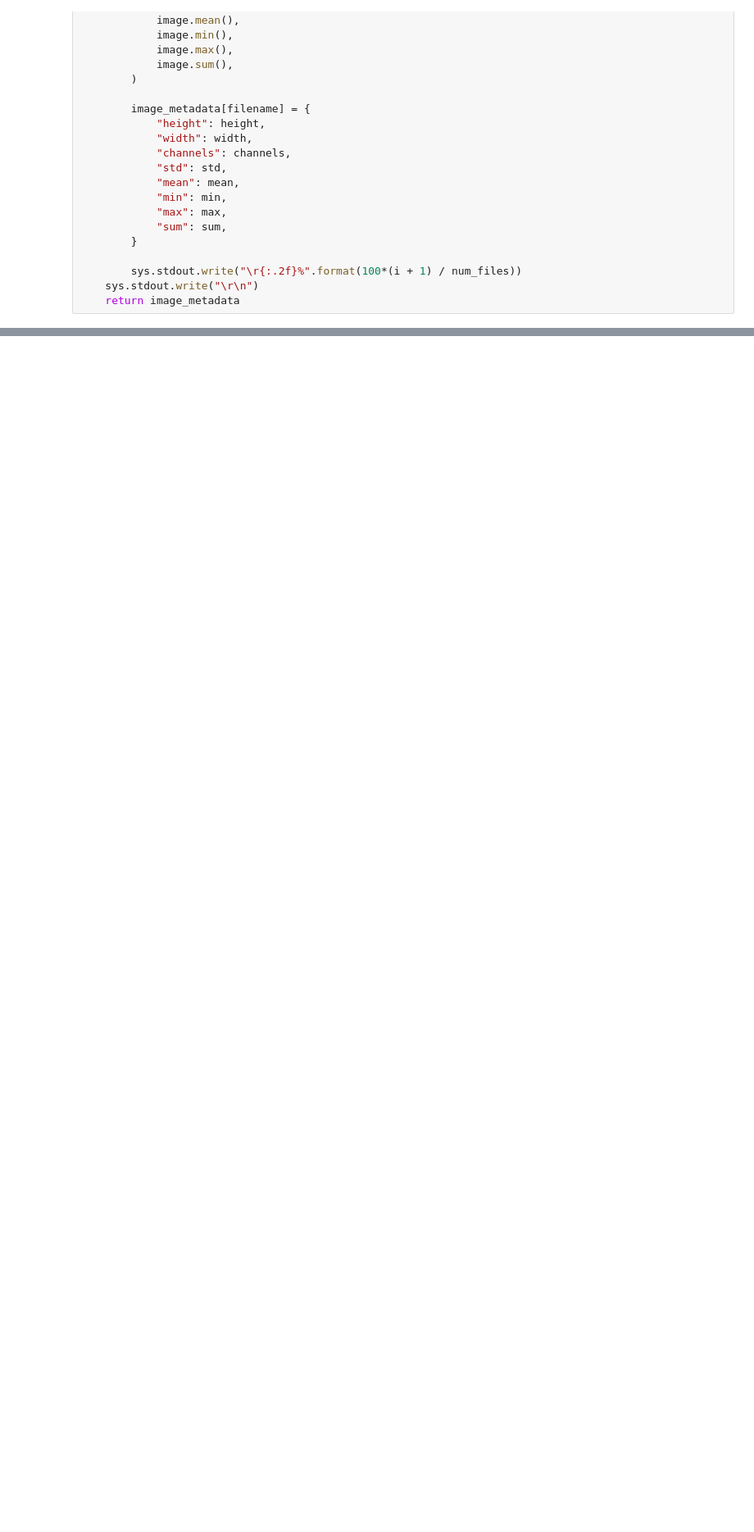
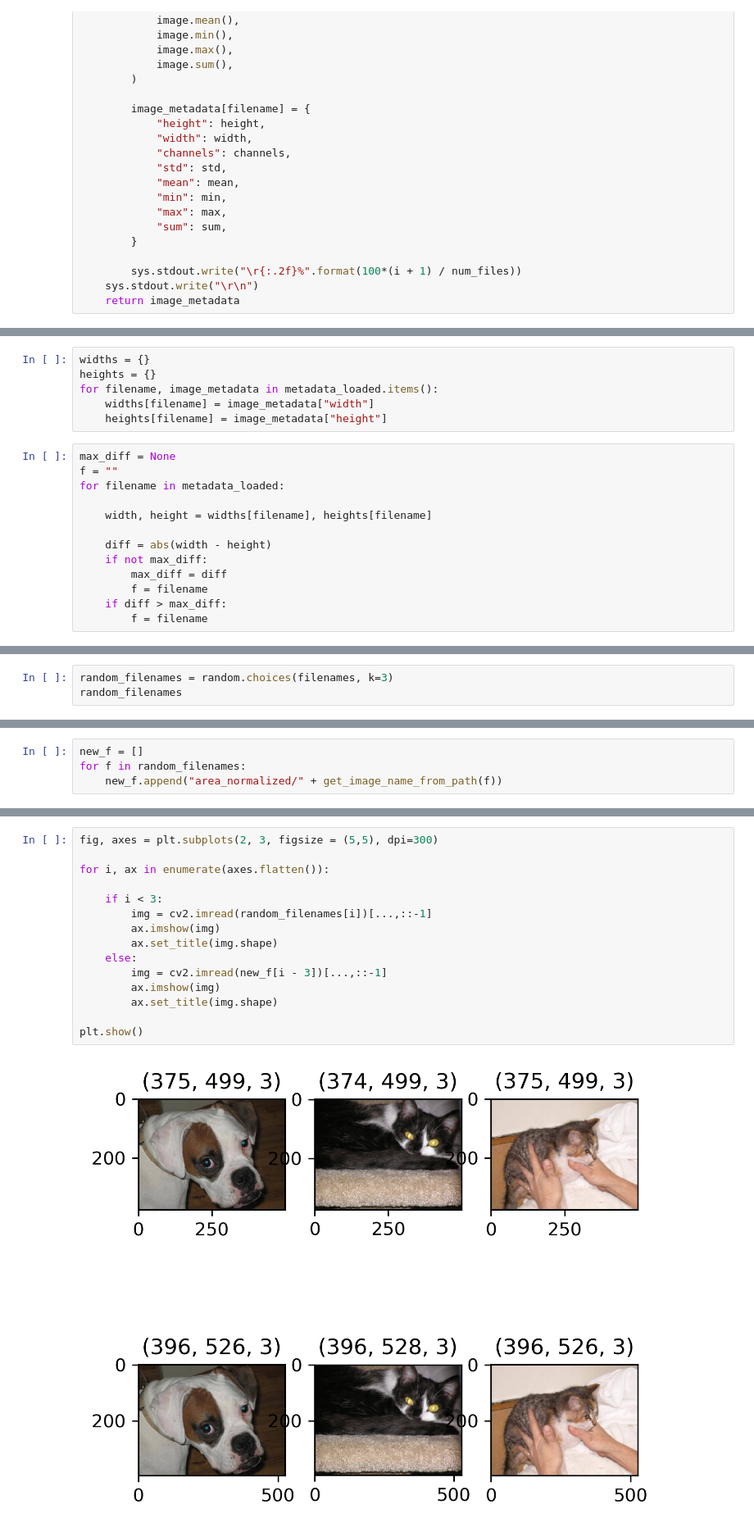
Before and after one commit to andrewasheridan/kaleidoscope, a Jupyter notebook: Local_opencv_manipulations.ipynb, the cells around one changed output, grey strips where cells are left out. Shown at 82% size. Drawn from its saved outputs; the diff is of its cells as text; blank space fills up the shorter version.

```diff
--- a/Local_opencv_manipulations.ipynb
+++ b/Local_opencv_manipulations.ipynb
@@ -51,0 +160,19 @@ Wall time: 3min 40s
+# %%
+widths = {}
+heights = {}
+for filename, image_metadata in metadata_loaded.items():
+    widths[filename] = image_metadata["width"]
+    heights[filename] = image_metadata["height"]
+# %%
+max_diff = None
+f = ""
+for filename in metadata_loaded:
+
+    width, height = widths[filename], heights[filename]
+
+    diff = abs(width - height)
+    if not max_diff:
+        max_diff = diff
+        f = filename
+    if diff > max_diff:
+        f = filename
@@ -51,0 +218,3 @@ Wall time: 3min 40s
+# %%
+random_filenames = random.choices(filenames, k=3)
+random_filenames
@@ -51,0 +225,4 @@ Wall time: 3min 40s
+# %%
+new_f = []
+for f in random_filenames:
+    new_f.append("area_normalized/" + get_image_name_from_path(f))
@@ -51,0 +235,17 @@ Wall time: 3min 40s
+# %%
+fig, axes = plt.subplots(2, 3, figsize = (5,5), dpi=300)
+
+for i, ax in enumerate(axes.flatten()):
+
+    if i < 3:
+        img = cv2.imread(random_filenames[i])[...,::-1]
+        ax.imshow(img)
+        ax.set_title(img.shape)
+    else:
+        img = cv2.imread(new_f[i - 3])[...,::-1]
+        ax.imshow(img)
+        ax.set_title(img.shape)
+
+plt.show()
+# %% [output]
+[figure, added]
```
Also changed, not shown: parts of 36 cells of this notebook, 1 other file.
